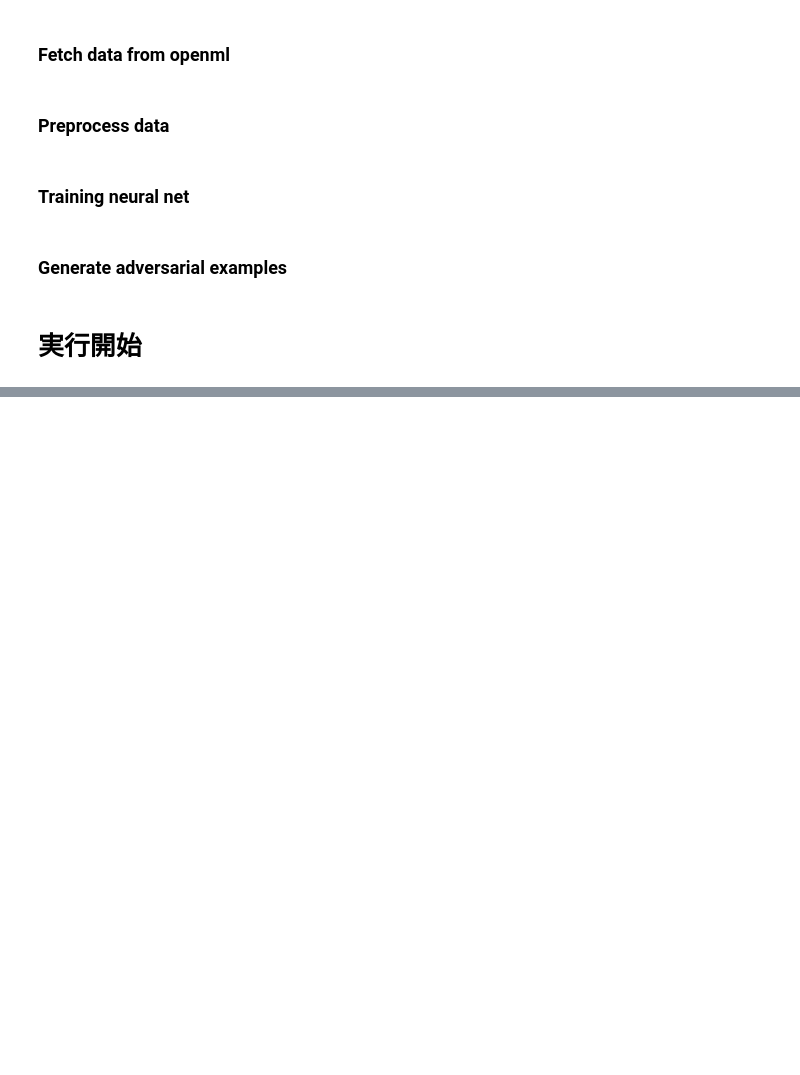
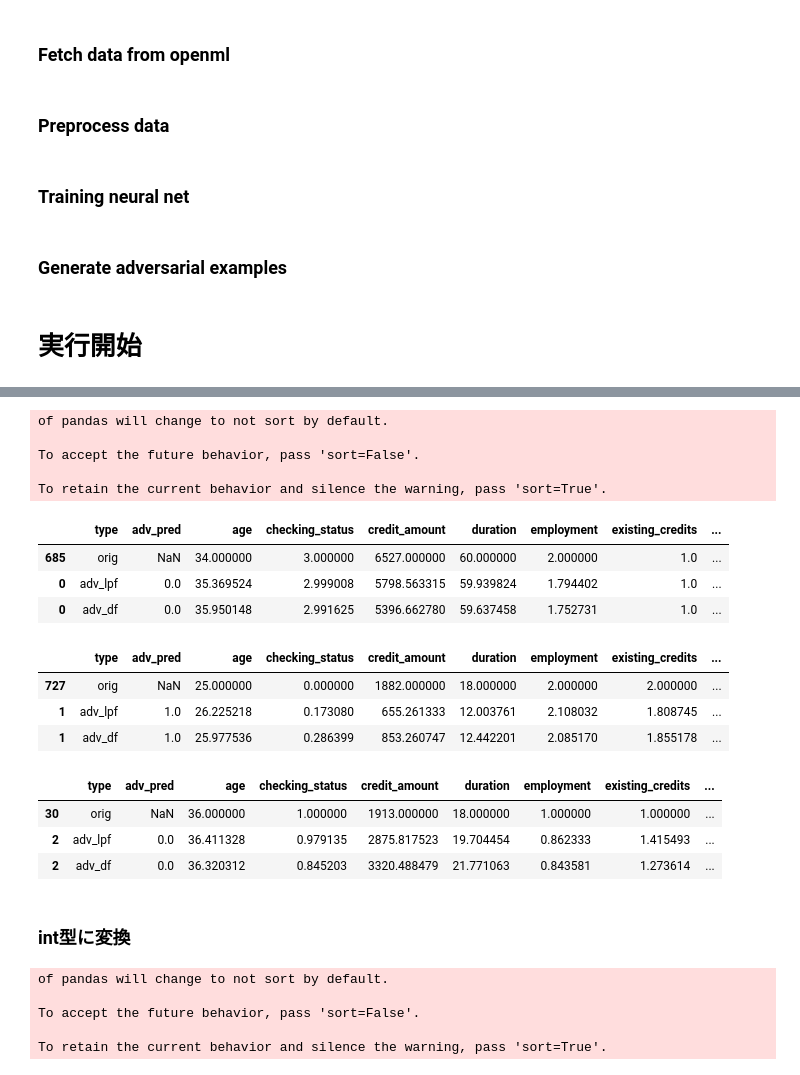
Before and after one commit to ShotaArima/lowprofool_x86, a Jupyter notebook: src/Playground.ipynb, the cells around one changed output, grey strips where cells are left out. Drawn from its saved outputs; the diff is of its cells as text; code cells hidden in the pictures; blank space fills up the shorter version.

Commit message:
upload Propose-Method2

```diff
--- a/src/Playground.ipynb
+++ b/src/Playground.ipynb
@@ -401,0 +468,78 @@ df_adv_df.to_csv('data/deepfool.csv')
+# %%
+df_orig = pd.read_csv('data/df_orig.csv')
+df_adv_lpf = pd.read_csv('data/lowprofool_propose1.csv')
+df_adv_df = pd.read_csv('data/deepfool_propose1.csv')
+# %%
+arrs = [685, 727, 30, 376, 66, 965, 963, 61, 282, 268]
+
+for i in arrs:
+    orig_row = df_orig[df_orig['Unnamed: 0'] == i].copy()
+    adv_lpf_row = df_adv_lpf[df_adv_lpf['Unnamed: 0'] == i].copy()
+    adv_df_row = df_adv_df[df_adv_df['Unnamed: 0'] == i].copy()
+
+    # Rename columns to match the original format
+    orig_row.columns = [col if col != 'Unnamed: 0' else 'id' for col in orig_row.columns]
+    adv_lpf_row.columns = [col if col != 'Unnamed: 0' else 'id' for col in adv_lpf_row.columns]
+    adv_df_row.columns = [col if col != 'Unnamed: 0' else 'id' for col in adv_df_row.columns]
+
+    # Combine rows into a single DataFrame
+    combined_df = pd.concat([orig_row, adv_lpf_row, adv_df_row], keys=['orig', 'adv_lpf', 'adv_df']).reset_index(level=0).rename(columns={'level_0': 'type'})
+
+    # Save the DataFrame as df_output_{id}
+    globals()[f'df_output_{i}'] = combined_df
+
+# Example to access one of the generated DataFrames
+df_output_685
+# %% [output]
+of pandas will change to not sort by default.
+
+To accept the future behavior, pass 'sort=False'.
+
+To retain the current behavior and silence the warning, pass 'sort=True'.
+|  | type | adv_pred | age | checking_status | credit_amount | duration | employment | existing_credits | ... |
+| 685 | orig | NaN | 34.000000 | 3.000000 | 6527.000000 | 60.000000 | 2.000000 | 1.0 | ... |
+| 0 | adv_lpf | 0.0 | 35.369524 | 2.999008 | 5798.563315 | 59.939824 | 1.794402 | 1.0 | ... |
+| 0 | adv_df | 0.0 | 35.950148 | 2.991625 | 5396.662780 | 59.637458 | 1.752731 | 1.0 | ... |
+# %%
+df_output_727
+# %% [output]
+|  | type | adv_pred | age | checking_status | credit_amount | duration | employment | existing_credits | ... |
+| 727 | orig | NaN | 25.000000 | 0.000000 | 1882.000000 | 18.000000 | 2.000000 | 2.000000 | ... |
+| 1 | adv_lpf | 1.0 | 26.225218 | 0.173080 | 655.261333 | 12.003761 | 2.108032 | 1.808745 | ... |
+| 1 | adv_df | 1.0 | 25.977536 | 0.286399 | 853.260747 | 12.442201 | 2.085170 | 1.855178 | ... |
+# %%
+df_output_30
+# %% [output]
+|  | type | adv_pred | age | checking_status | credit_amount | duration | employment | existing_credits | ... |
+| 30 | orig | NaN | 36.000000 | 1.000000 | 1913.000000 | 18.000000 | 1.000000 | 1.000000 | ... |
+| 2 | adv_lpf | 0.0 | 36.411328 | 0.979135 | 2875.817523 | 19.704454 | 0.862333 | 1.415493 | ... |
+| 2 | adv_df | 0.0 | 36.320312 | 0.845203 | 3320.488479 | 21.771063 | 0.843581 | 1.273614 | ... |
+# %% [markdown]
+### int型に変換
+# %%
+arrs = [685, 727, 30, 376, 66, 965, 963, 61, 282, 268]
+
+for i in arrs:
+    orig_row = df_orig[df_orig['Unnamed: 0'] == i].copy()
+    adv_lpf_row = df_adv_lpf[df_adv_lpf['Unnamed: 0'] == i].copy()
+    adv_df_row = df_adv_df[df_adv_df['Unnamed: 0'] == i].copy()
+
+    # Rename columns to match the original format
+    orig_row.columns = [col if col != 'Unnamed: 0' else 'id' for col in orig_row.columns]
+    adv_lpf_row.columns = [col if col != 'Unnamed: 0' else 'id' for col in adv_lpf_row.columns]
+    adv_df_row.columns = [col if col != 'Unnamed: 0' else 'id' for col in adv_df_row.columns]
+
+    # Combine rows into a single DataFrame
+    combined_df = pd.concat([orig_row, adv_lpf_row, adv_df_row], keys=['orig', 'adv_lpf', 'adv_df']).reset_index(level=0).rename(columns={'level_0': 'type'})
+
+    # Round and convert to int
+    combined_df.loc[:, combined_df.columns != 'type'] = combined_df.loc[:, combined_df.columns != 'type'].fillna(0).round().astype(int)
+
+    # Save the DataFrame as df_output_{id}
+    globals()[f'df_output_i_{i}'] = combined_df
+# %% [output]
+of pandas will change to not sort by default.
+
+To accept the future behavior, pass 'sort=False'.
+
+To retain the current behavior and silence the warning, pass 'sort=True'.
```
Also changed, not shown: parts of 21 cells of this notebook, 3 other files.
